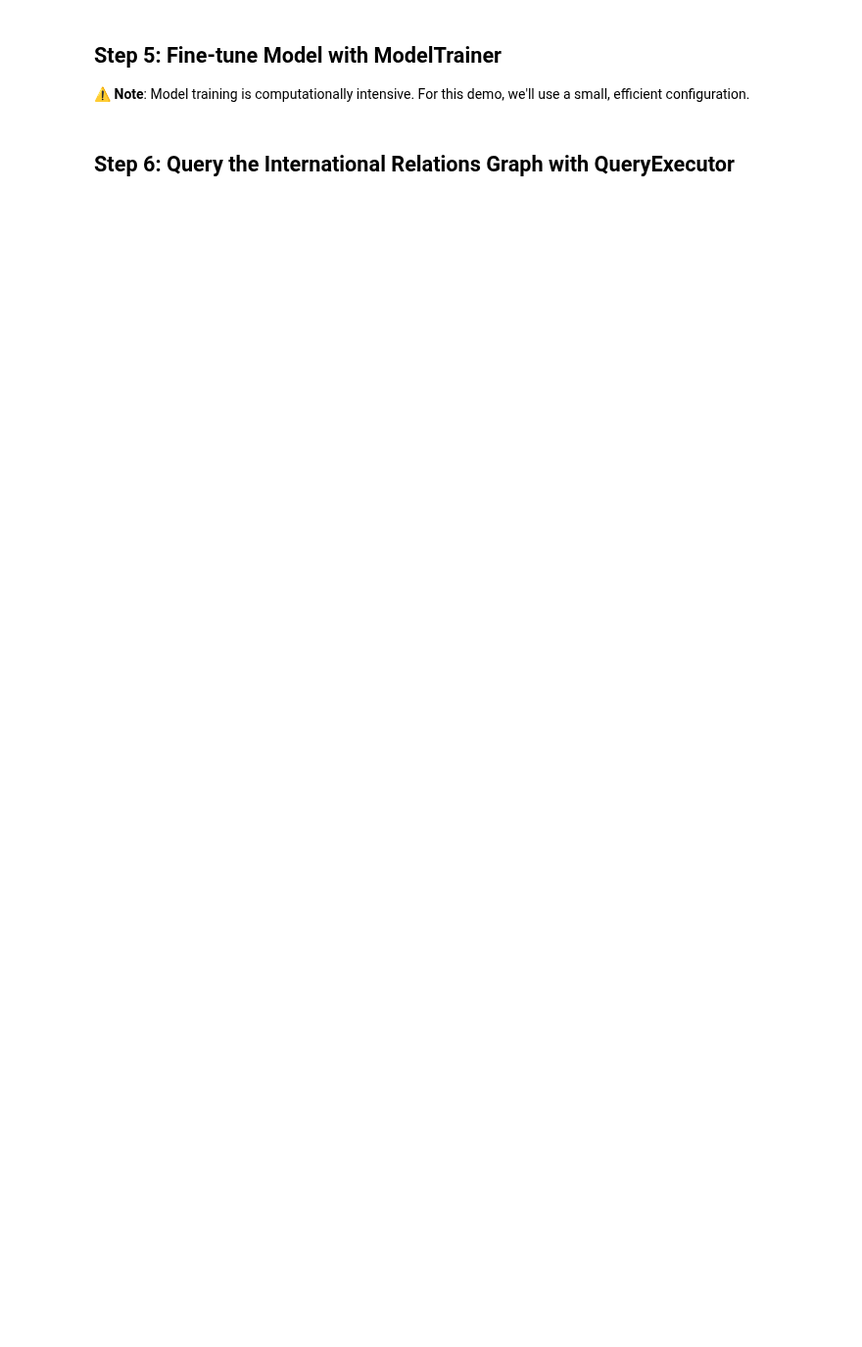
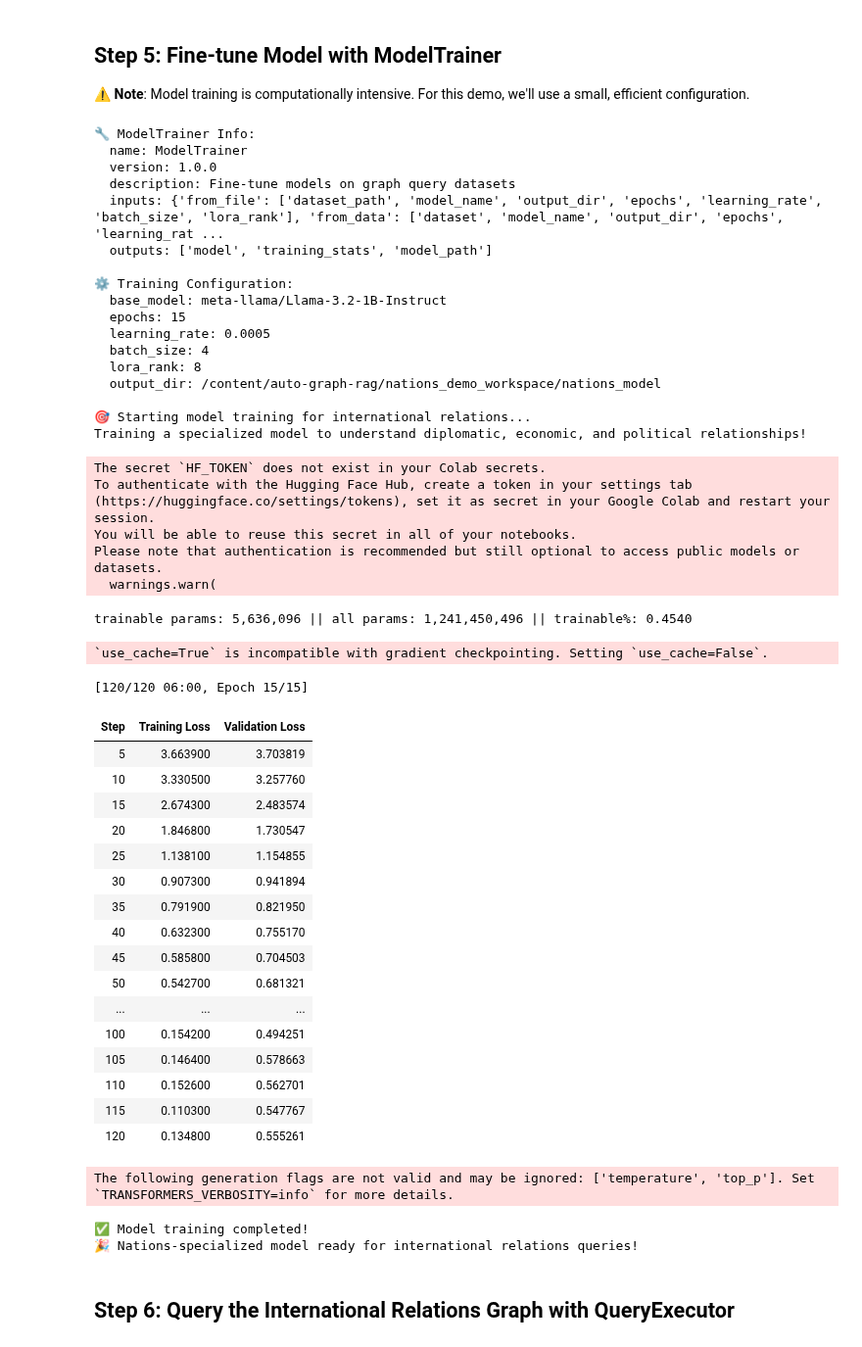
Before and after one commit to benjaminwfriedman/auto-graph-rag, a Jupyter notebook: demo_notebook_nations.ipynb, the cells around one changed output. Shown at 98% size. Drawn from its saved outputs; the diff is of its cells as text; code cells hidden in the pictures; blank space fills up the shorter version.

```diff
--- a/demo_notebook_nations.ipynb
+++ b/demo_notebook_nations.ipynb
@@ -287,13 +378,13 @@ else:
     dataset_path = work_dir / "nations_dataset.jsonl"
     dataset = generator.generate_from_schema(
         schema_path=schema_path,
-        num_examples=120,  # Good balance for demo
+        num_examples=150,  # Good balance for demo
         output_path=dataset_path,
         complexity_distribution={
             1: 0.25,  # Simple lookups: "List all countries", "What countries exist?"
-            2: 0.35,  # Filtered queries: "Countries with embassies", "Military alliances"
+            2: 0.25,  # Filtered queries: "Countries with embassies", "Military alliances"
             3: 0.25,  # Relationships: "Which countries have diplomatic relations?"
-            4: 0.15,  # Aggregations: "Count of relationships by type"
+            4: 0.25,  # Aggregations: "Count of relationships by type"
         },
         db_path=db_path  # For query validation
     )
@@ -351,34 +460,80 @@ for key, value in info.items():
 
 # Configuration for efficient training
 model_config = {
     "base_model": "meta-llama/Llama-3.2-1B-Instruct",  # Small, efficient model
-    "epochs": 10,  # Reduced for demo
+    "epochs": 15, # Reduced for demo
     "learning_rate": 5e-4,
     "batch_size": 4,
     "lora_rank": 8,
     "output_dir": str(work_dir / "nations_model")
 }
 
 print(f"\n⚙️ Training Configuration:")
 for key, value in model_config.items():
     print(f"  {key}: {value}")
 
 print(f"\n🎯 Starting model training for international relations...")
 print(f"Training a specialized model to understand diplomatic, economic, and political relationships!")
 
 # Train the model
 model = trainer.train_from_file(
     dataset_path=dataset_path,
     model_name=model_config["base_model"],
     output_dir=Path(model_config["output_dir"]),
     epochs=model_config["epochs"],
     learning_rate=model_config["learning_rate"],
     batch_size=model_config["batch_size"],
     lora_rank=model_config["lora_rank"]
 )
 
 print("\n✅ Model training completed!")
 print(f"🎉 Nations-specialized model ready for international relations queries!")
+# %% [output]
+🔧 ModelTrainer Info:
+  name: ModelTrainer
+  version: 1.0.0
+  description: Fine-tune models on graph query datasets
+  inputs: {'from_file': ['dataset_path', 'model_name', 'output_dir', 'epochs', 'learning_rate', 'batch_size', 'lora_rank'], 'from_data': ['dataset', 'model_name', 'output_dir', 'epochs', 'learning_rat ...
+  outputs: ['model', 'training_stats', 'model_path']
+
+⚙️ Training Configuration:
+  base_model: meta-llama/Llama-3.2-1B-Instruct
+  epochs: 15
+  learning_rate: 0.0005
+  batch_size: 4
+  lora_rank: 8
+  output_dir: /content/auto-graph-rag/nations_demo_workspace/nations_model
+
+🎯 Starting model training for international relations...
+Training a specialized model to understand diplomatic, economic, and political relationships!
+The secret `HF_TOKEN` does not exist in your Colab secrets.
+To authenticate with the Hugging Face Hub, create a token in your settings tab (https://huggingface.co/settings/tokens), set it as secret in your Google Colab and restart your session.
+You will be able to reuse this secret in all of your notebooks.
+Please note that authentication is recommended but still optional to access public models or datasets.
+  warnings.warn(
+trainable params: 5,636,096 || all params: 1,241,450,496 || trainable%: 0.4540
+`use_cache=True` is incompatible with gradient checkpointing. Setting `use_cache=False`.
+[120/120 06:00, Epoch 15/15]
+| Step | Training Loss | Validation Loss |
+| 5 | 3.663900 | 3.703819 |
+| 10 | 3.330500 | 3.257760 |
+| 15 | 2.674300 | 2.483574 |
+| 20 | 1.846800 | 1.730547 |
+| 25 | 1.138100 | 1.154855 |
+| 30 | 0.907300 | 0.941894 |
+| 35 | 0.791900 | 0.821950 |
+| 40 | 0.632300 | 0.755170 |
+| 45 | 0.585800 | 0.704503 |
+| 50 | 0.542700 | 0.681321 |
+| ... | ... | ... |
+| 100 | 0.154200 | 0.494251 |
+| 105 | 0.146400 | 0.578663 |
+| 110 | 0.152600 | 0.562701 |
+| 115 | 0.110300 | 0.547767 |
+| 120 | 0.134800 | 0.555261 |
+The following generation flags are not valid and may be ignored: ['temperature', 'top_p']. Set `TRANSFORMERS_VERBOSITY=info` for more details.
+✅ Model training completed!
+🎉 Nations-specialized model ready for international relations queries!
 # %% [markdown]
 ## Step 6: Query the International Relations Graph with QueryExecutor
 # %%
```
Also changed, not shown: parts of 18 cells of this notebook, 3 other files.
